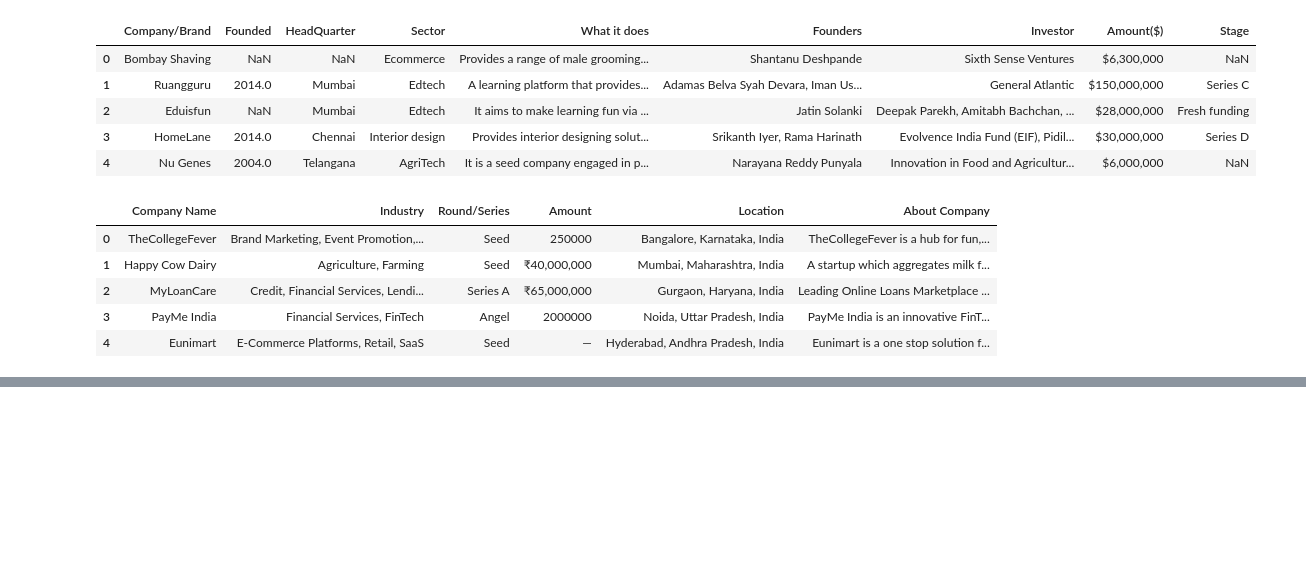
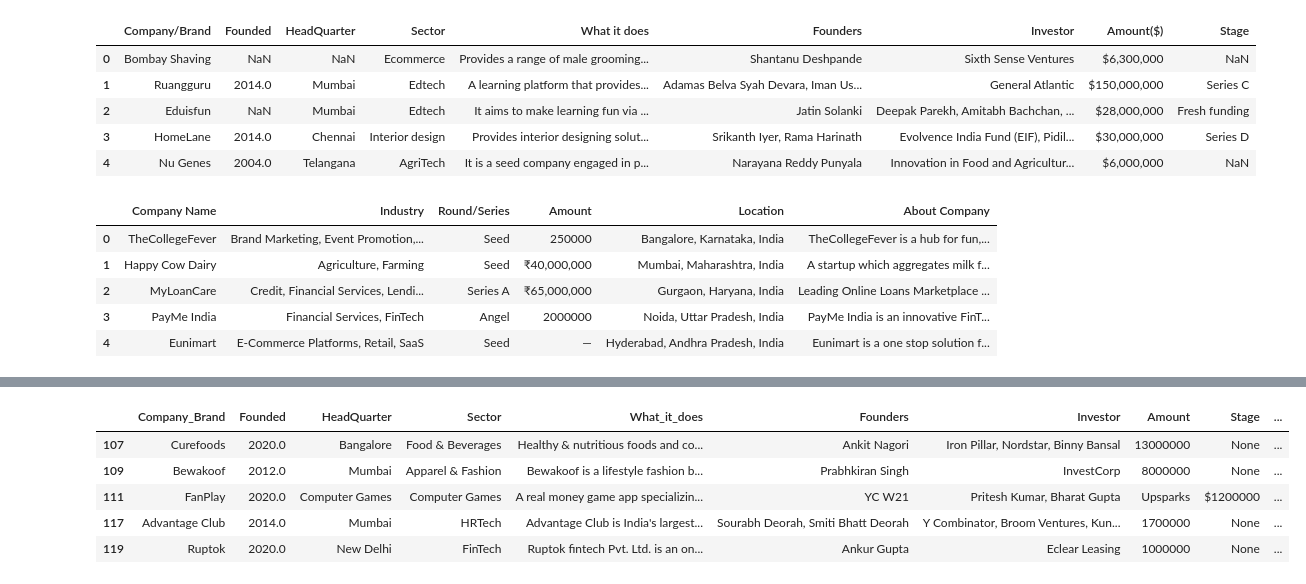
Before and after one commit to IAmWangari/Indian-Start-Up-Funding-Analysis-2018---2021-, a Jupyter notebook: Notebooks/Lp Task One.ipynb, the cells around one changed output, grey strips where cells are left out. Drawn from its saved outputs; the diff is of its cells as text; code cells hidden in the pictures; blank space fills up the shorter version.

```diff
--- a/Notebooks/Lp Task One.ipynb
+++ b/Notebooks/Lp Task One.ipynb
@@ -144,0 +302,7 @@ data_018.head()
+# %%
+# Removing characters from the Amount column
+
+combined_data['Amount'] = combined_data['Amount'].str.replace('[$₹]', '', regex=True)
+combined_data['Amount'] = combined_data['Amount'].str.replace(',', '')
+
+combined_data['Amount']
@@ -144,0 +377,11 @@ data_018.head()
+# %%
+# Checking for duplicates
+
+combined_data.loc[combined_data.duplicated()].head()
+# %% [output]
+|  | Company_Brand | Founded | HeadQuarter | Sector | What_it_does | Founders | Investor | Amount | Stage | ... |
+| 107 | Curefoods | 2020.0 | Bangalore | Food & Beverages | Healthy & nutritious foods and co... | Ankit Nagori | Iron Pillar, Nordstar, Binny Bansal | 13000000 | None | ... |
+| 109 | Bewakoof | 2012.0 | Mumbai | Apparel & Fashion | Bewakoof is a lifestyle fashion b... | Prabhkiran Singh | InvestCorp | 8000000 | None | ... |
+| 111 | FanPlay | 2020.0 | Computer Games | Computer Games | A real money game app specializin... | YC W21 | Pritesh Kumar, Bharat Gupta | Upsparks | $1200000 | ... |
+| 117 | Advantage Club | 2014.0 | Mumbai | HRTech | Advantage Club is India's largest... | Sourabh Deorah, Smiti Bhatt Deorah | Y Combinator, Broom Ventures, Kun... | 1700000 | None | ... |
+| 119 | Ruptok | 2020.0 | New Delhi | FinTech | Ruptok fintech Pvt. Ltd. is an on... | Ankur Gupta | Eclear Leasing | 1000000 | None | ... |
```
Also changed, not shown: parts of 65 cells of this notebook.
